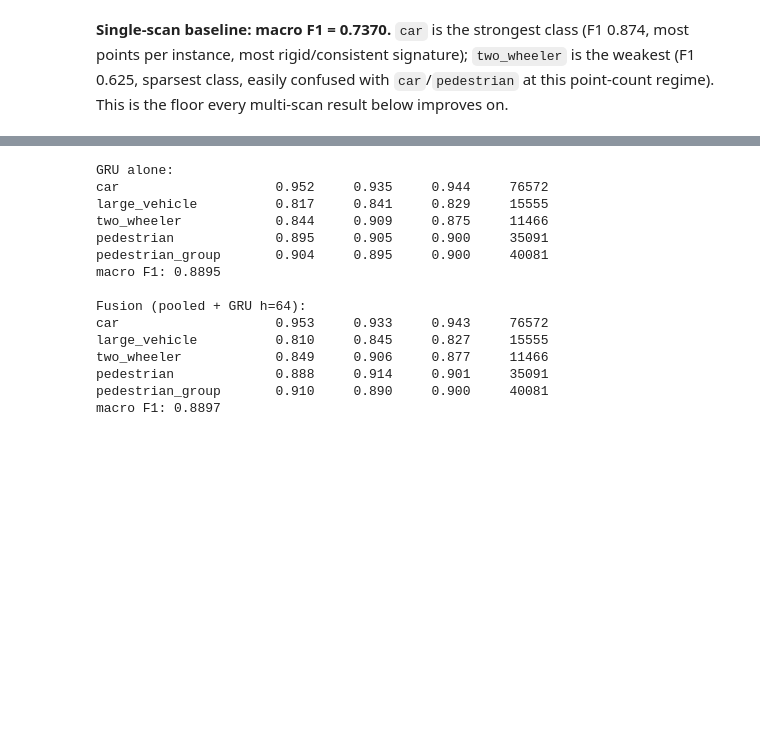
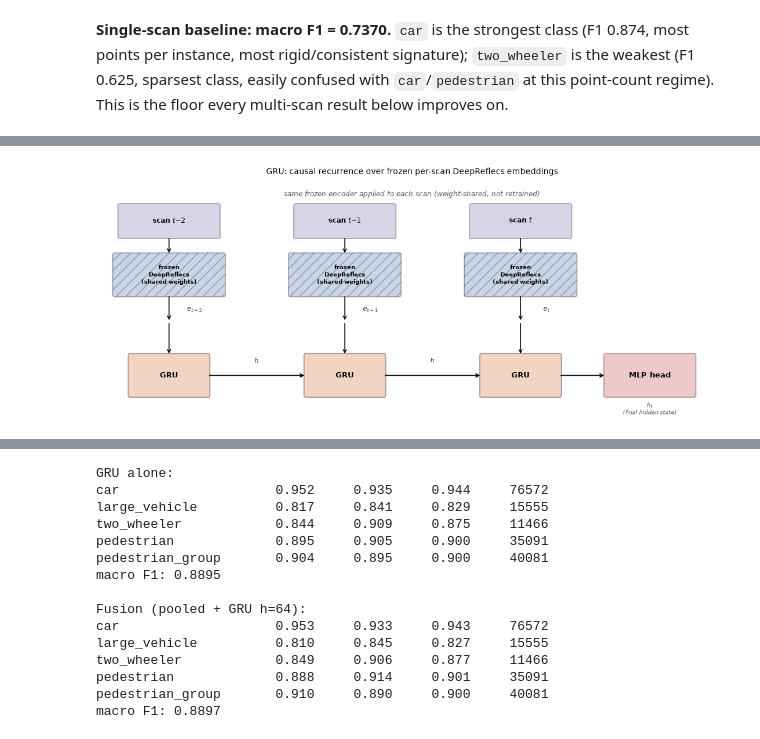
Before and after one commit to brunopinto900/radar-ml-autonomous-driving, a Jupyter notebook: notebooks/final_report.ipynb, the cells around one changed output, grey strips where cells are left out. Drawn from its saved outputs; the diff is of its cells as text; code cells hidden in the pictures; blank space fills up the shorter version.

```diff
--- a/notebooks/final_report.ipynb
+++ b/notebooks/final_report.ipynb
@@ -201,0 +256,66 @@ to carry everything.
+# %%
+import matplotlib.pyplot as plt
+import matplotlib.patches as mpatches
+
+fig, ax = plt.subplots(figsize=(11, 4.6))
+ax.set_xlim(0, 12)
+ax.set_ylim(0, 5.1)
+ax.axis("off")
+
+ax.text(6.0, 4.9, "same frozen encoder applied to each scan (weight-shared, not retrained)",
+        ha="center", va="center", fontsize=8.5, style="italic", color="#555")
+
+xs = [1.3, 4.7, 8.1]
+scan_labels = ["scan $t{-}2$", "scan $t{-}1$", "scan $t$"]
+w_scan, h_scan = 1.9, 0.7
+scan_y = 3.95
+
+for x, label in zip(xs, scan_labels):
+    ax.add_patch(mpatches.FancyBboxPatch((x - w_scan / 2, scan_y), w_scan, h_scan, boxstyle="round,pad=0.04",
+                                          linewidth=1.2, edgecolor="k", facecolor="#8172B2", alpha=0.3))
+    ax.text(x, scan_y + h_scan / 2, label, ha="center", va="center", fontsize=8.5, fontweight="bold")
+
+w_enc, h_enc = 2.1, 0.9
+enc_y = 2.65
+for x in xs:
+    ax.add_patch(mpatches.FancyBboxPatch((x - w_enc / 2, enc_y), w_enc, h_enc, boxstyle="round,pad=0.04",
+                                          linewidth=1.2, edgecolor="k", facecolor="#4C72B0", alpha=0.3,
+                                          hatch="//"))
+    ax.text(x, enc_y + h_enc / 2, "frozen\nDeepReflecs\n(shared weights)", ha="center", va="center",
+            fontsize=7.3, fontweight="bold")
+    ax.annotate("", xy=(x, enc_y + h_enc), xytext=(x, scan_y), arrowprops=dict(arrowstyle="->", color="k", lw=1.1))
+
+emb_y = 2.05
+for x, t in zip(xs, ["$e_{t-2}$", "$e_{t-1}$", "$e_t$"]):
+    ax.annotate("", xy=(x, emb_y), xytext=(x, enc_y), arrowprops=dict(arrowstyle="->", color="k", lw=1.1))
+    ax.text(x + 0.5, emb_y + 0.28, t, ha="center", va="center", fontsize=8.5, style="italic", color="#333")
+
+w_gru, h_gru = 1.5, 0.9
+gru_y = 0.85
+for i, x in enumerate(xs):
+    ax.add_patch(mpatches.FancyBboxPatch((x - w_gru / 2, gru_y - h_gru / 2), w_gru, h_gru, boxstyle="round,pad=0.04",
+                                          linewidth=1.3, edgecolor="k", facecolor="#DD8452", alpha=0.35))
+    ax.text(x, gru_y, "GRU", ha="center", va="center", fontsize=9.5, fontweight="bold")
+    ax.annotate("", xy=(x, gru_y + h_gru / 2), xytext=(x, emb_y),
+                arrowprops=dict(arrowstyle="->", color="k", lw=1.1))
+    if i > 0:
+        x_prev = xs[i - 1]
+        ax.annotate("", xy=(x - w_gru / 2, gru_y), xytext=(x_prev + w_gru / 2, gru_y),
+                    arrowprops=dict(arrowstyle="->", color="k", lw=1.3))
+        ax.text((x_prev + x) / 2, gru_y + 0.32, "$h$", ha="center", va="center", fontsize=8, style="italic", color="#333")
+
+w_mlp, h_mlp = 1.7, 0.9
+mlp_x = 10.6
+ax.add_patch(mpatches.FancyBboxPatch((mlp_x - w_mlp / 2, gru_y - h_mlp / 2), w_mlp, h_mlp, boxstyle="round,pad=0.04",
+                                      linewidth=1.3, edgecolor="k", facecolor="#C44E52", alpha=0.3))
+ax.text(mlp_x, gru_y, "MLP head", ha="center", va="center", fontsize=9, fontweight="bold")
+ax.annotate("", xy=(mlp_x - w_mlp / 2, gru_y), xytext=(xs[-1] + w_gru / 2, gru_y),
+            arrowprops=dict(arrowstyle="->", color="k", lw=1.3))
+ax.text(mlp_x, gru_y - 0.75, "$h_t$\n(final hidden state)", ha="center", va="center", fontsize=7.3,
+        style="italic", color="#555")
+
+ax.set_title("GRU: causal recurrence over frozen per-scan DeepReflecs embeddings", fontsize=10, pad=14)
+fig.tight_layout()
+plt.show()
+# %% [output]
+[figure, added]
```
Also changed, not shown: parts of 15 cells of this notebook, 4 other files.
